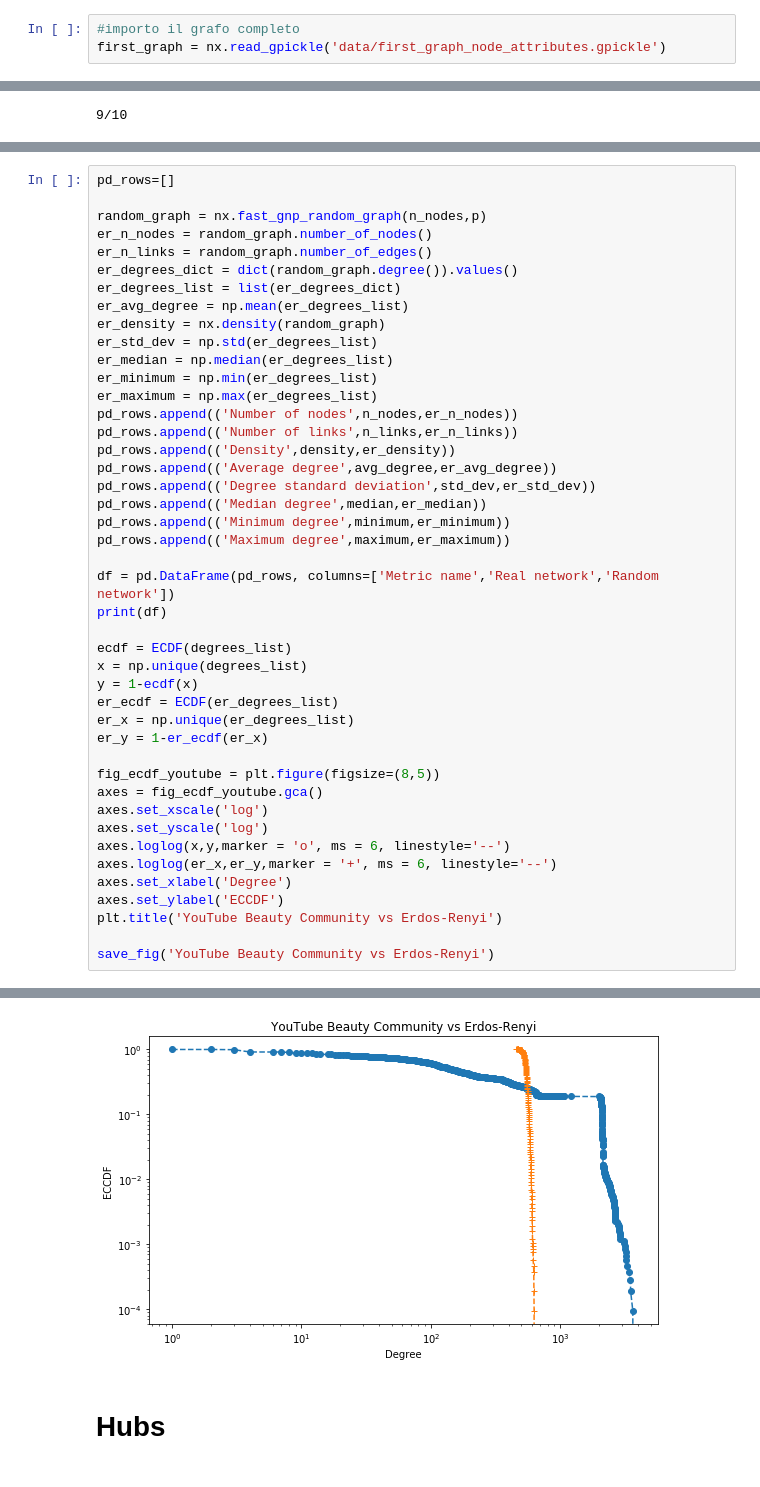
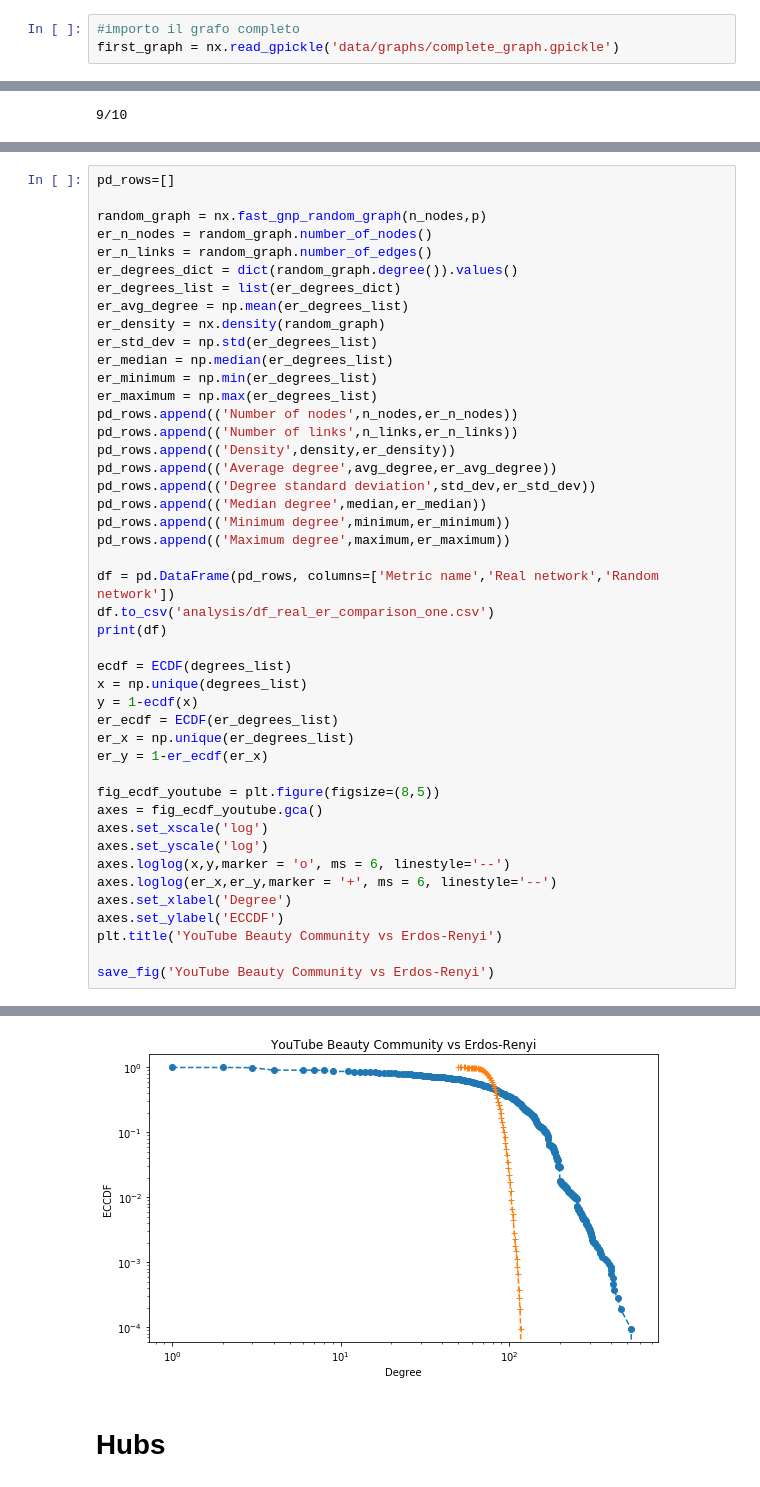
Before and after one commit to eliroc98/progetto_SMM, a Jupyter notebook: 7_network_analysis_classic.ipynb, the cells around one changed output, grey strips where cells are left out. Cells and saved outputs as stored; diff of their text form.

```diff
--- a/7_network_analysis_classic.ipynb
+++ b/7_network_analysis_classic.ipynb
@@ -21,6 +25,6 @@ def save_fig(fig_id, tight_layout=True):
 # %%
 #importo il grafo completo
-first_graph = nx.read_gpickle('data/first_graph_node_attributes.gpickle')
+first_graph = nx.read_gpickle('data/graphs/complete_graph.gpickle')
 # %% [markdown]
 # Prime misure generali
 ## Numero di nodi e link
@@ -179,6 +190,7 @@ pd_rows.append(('Minimum degree',minimum,er_minimum))
 pd_rows.append(('Maximum degree',maximum,er_maximum))
 
 df = pd.DataFrame(pd_rows, columns=['Metric name','Real network','Random network'])
+df.to_csv('analysis/df_real_er_comparison_one.csv')
 print(df)
 
 ecdf = ECDF(degrees_list)
@@ -212,4 +224,4 @@ save_fig('YouTube Beauty Community vs Erdos-Renyi')
 Saving figure YouTube Beauty Community vs Erdos-Renyi
-[figure, old version]
+[figure, new version]
 # %% [markdown]
 # Hubs
```
Also changed, not shown: parts of 41 cells of this notebook, 14 other files.
